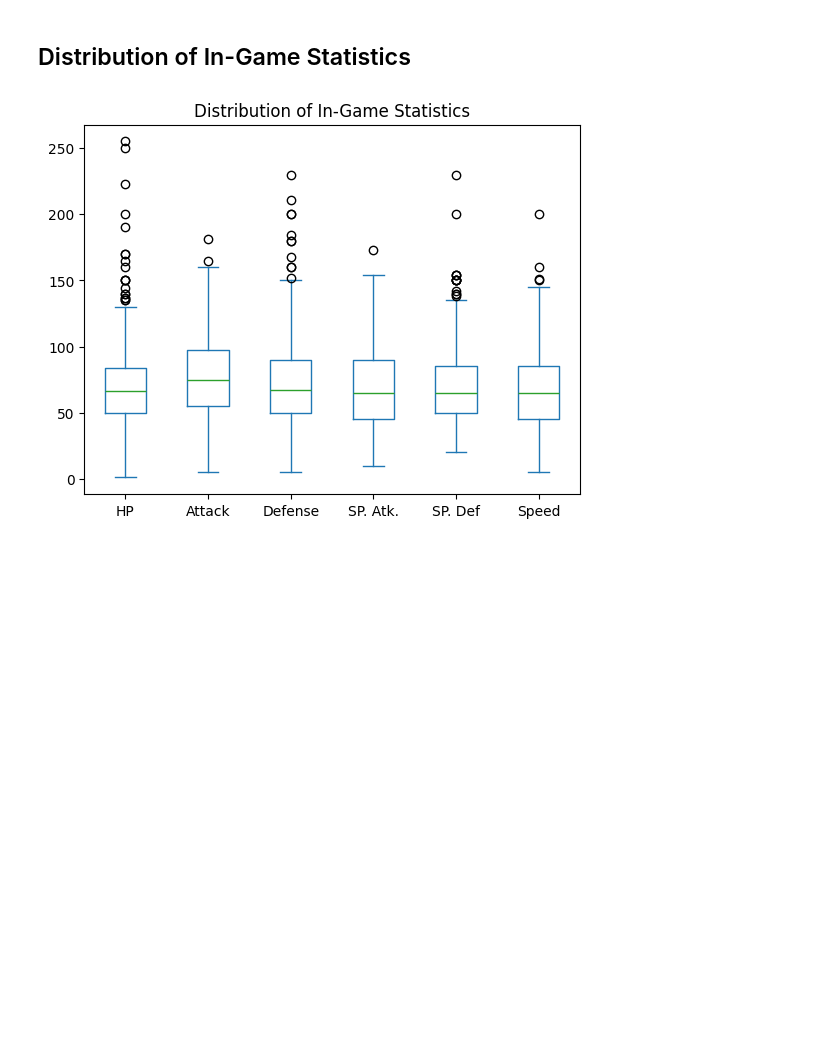
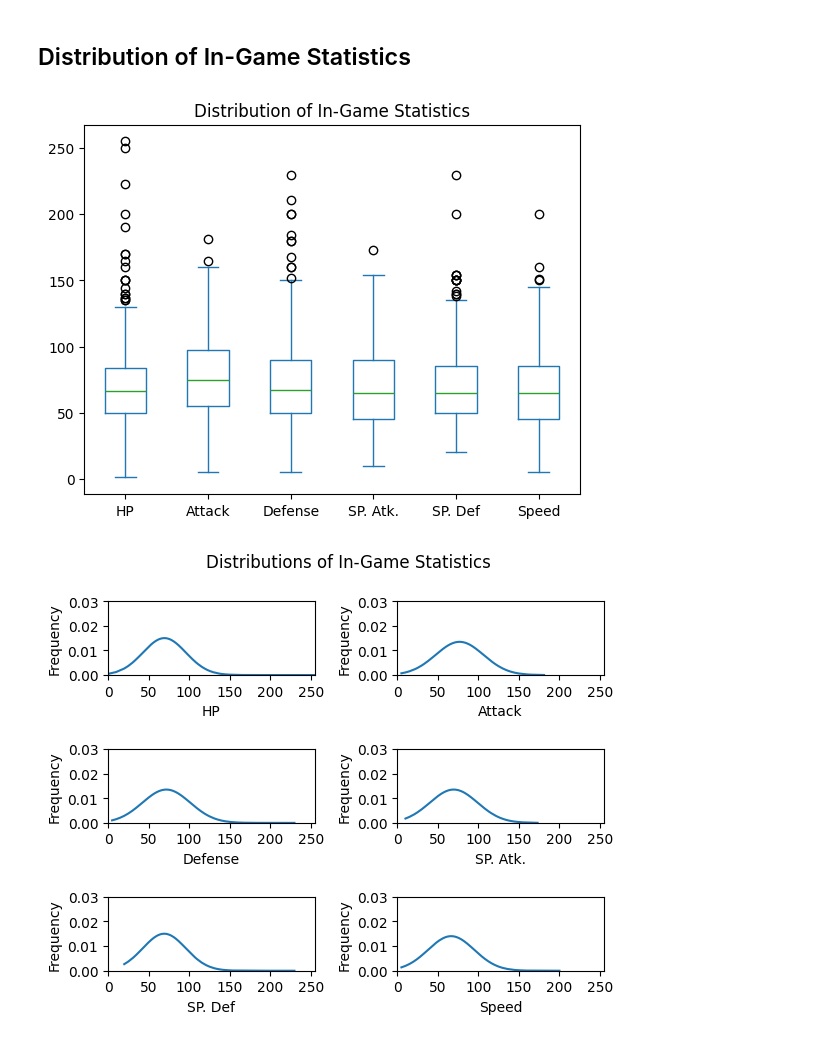
Before and after one commit to KyberCritter/Classify-Them-All, a Jupyter notebook: create_visuals.ipynb, the cells around one changed output. Cells and saved outputs as stored; diff of their text form; code cells hidden in the pictures; blank space fills up the shorter version.

```diff
--- a/create_visuals.ipynb
+++ b/create_visuals.ipynb
@@ -211,2 +224,36 @@ plot = pkmn_stats[stat_cols].plot(kind="box", title="Distribution of In-Game Sta
 # %% [output]
 [figure]
+# %%
+from scipy.stats import norm
+
+fig = plt.figure()
+fig.suptitle("Distributions of In-Game Statistics")
+fig.subplots(nrows=3, ncols=2)
+fig.subplots_adjust(wspace=.4, hspace=1)
+
+x_lim = (0, 255)
+ylim = (0.00, 0.03)
+
+xticks = list(range(0, 256, 50))
+yticks = [x * 0.01 for x in range(int(ylim[0]*100), int(ylim[1]*100)+1, 1)]
+
+for i, col in enumerate(stat_cols):
+    ax = fig.axes[i]
+
+    stat_min, stat_max = pkmn_stats[col].min(), pkmn_stats[col].max()
+    stat_mean = np.mean(pkmn_stats[col])
+    stat_std = np.std(pkmn_stats[col])
+    stat_pdf = norm.pdf(pkmn_stats[col].sort_values(), stat_mean, stat_std)
+
+    ax.plot(pkmn_stats[col].sort_values(), stat_pdf)
+
+    ax.set_xlabel(col, size=10)
+    ax.set_ylabel("Frequency", size=10)
+
+    ax.set_xlim(x_lim)
+    ax.set_ylim(ylim)
+
+    ax.set_xticks(xticks)
+    ax.set_yticks(yticks)
+# %% [output]
+[figure, added]
```
Also changed, not shown: parts of 4 cells of this notebook, 1 other file.
